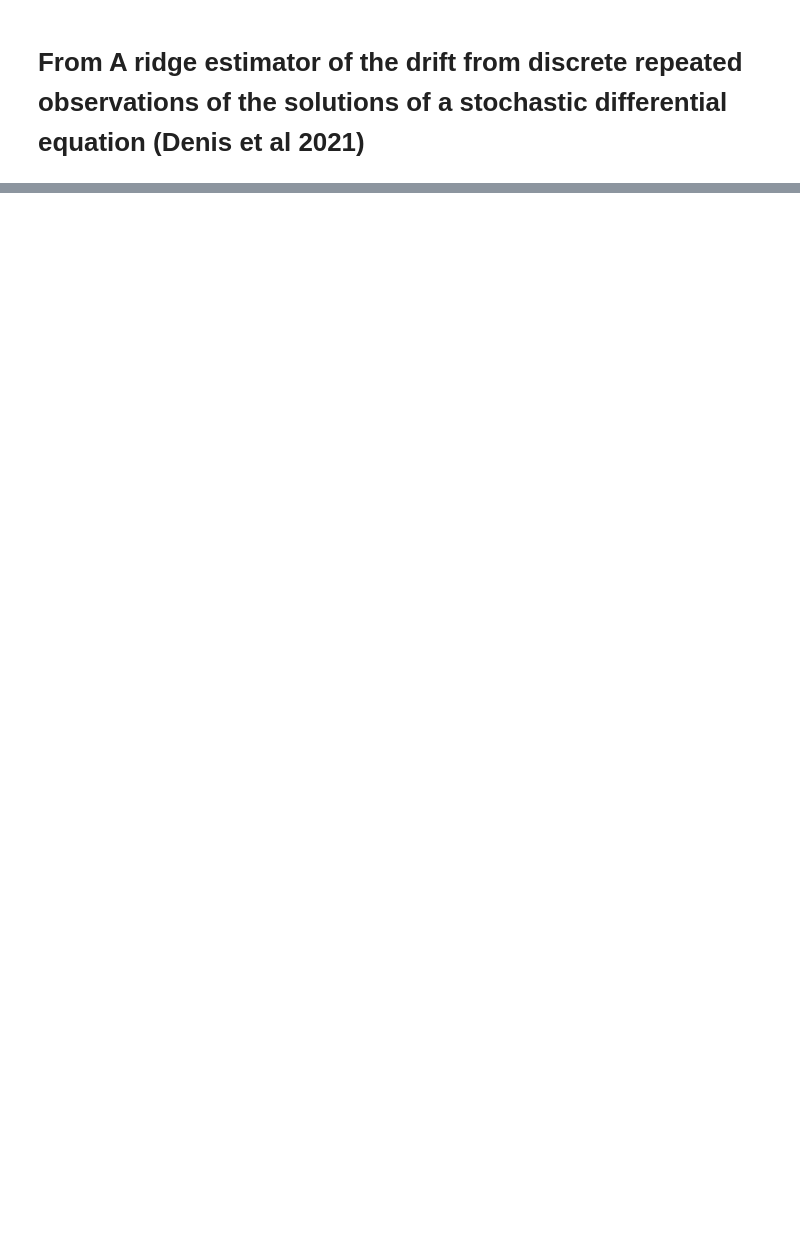
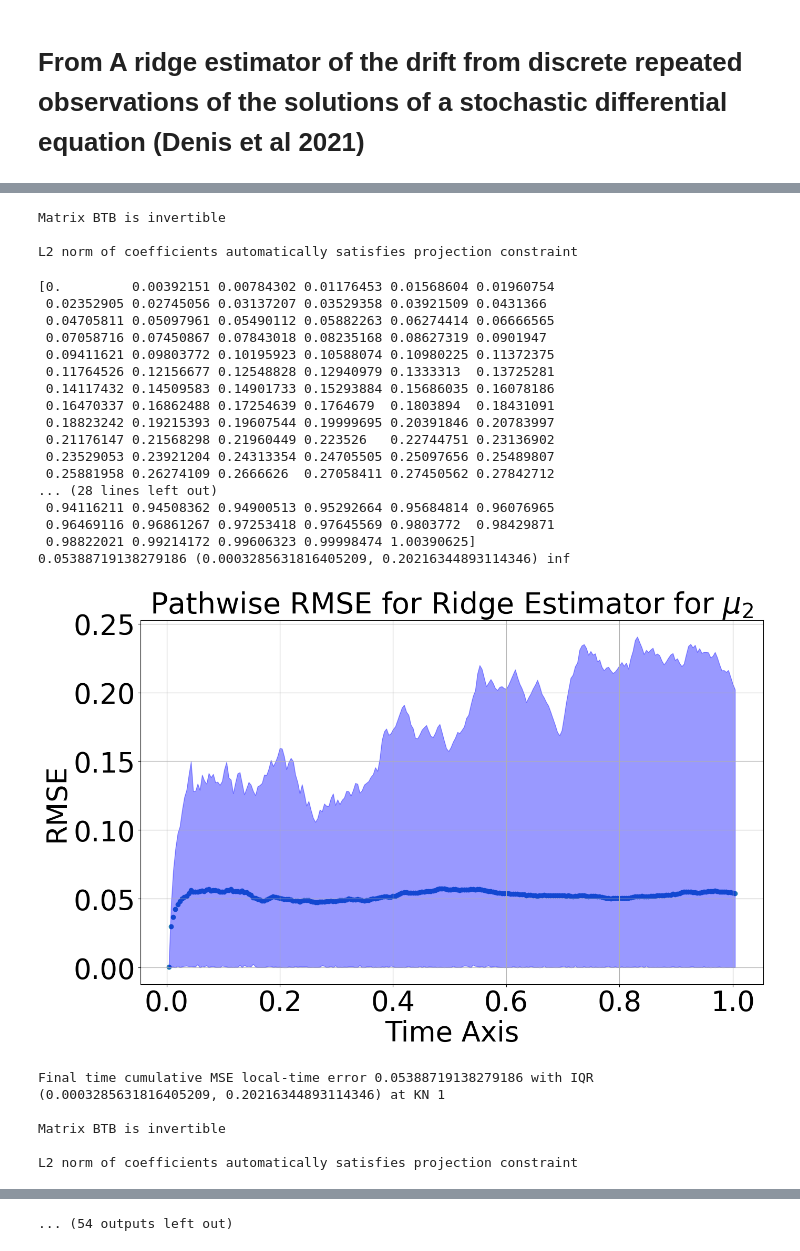
Before and after one commit to marcostapiac/FractionalBrownianMotion, a Jupyter notebook: experiments/generative_modelling/RecursiveVPSDE/ParamEst/Ridge/benchmark_Ridge.ipynb, the cells around one changed output, grey strips where cells are left out. Cells and saved outputs as stored; diff of their text form; code cells hidden in the pictures; blank space fills up the shorter version.

```diff
--- a/experiments/generative_modelling/RecursiveVPSDE/ParamEst/Ridge/benchmark_Ridge.ipynb
+++ b/experiments/generative_modelling/RecursiveVPSDE/ParamEst/Ridge/benchmark_Ridge.ipynb
@@ -226,7 +232,7 @@ def true_drift(prev, num_paths, config):
     return drift_X[:, np.newaxis, :]
 # %%
 best_rmse = np.inf
-toSave = True
+toSave = False
 num_time_steps = config.ts_length
 num_state_paths = 100
 rmse_quantile_nums = 2
@@ -277,30 +283,57 @@ for k_idx in range(len(KNS)):
     print(total_local_errors[-1], (total_local_errors_minq[-1], total_local_errors_maxq[-1]), best_rmse)
     if total_local_errors[-1]  < best_rmse:
         best_rmse = total_local_errors[-1]
         fig, ax = plt.subplots(figsize=(14,9))
         plt.grid(True)
         ax.scatter(time_steps, total_local_errors)
         plt.fill_between(time_steps,y1=total_local_errors_minq, y2=total_local_errors_maxq, color="blue", alpha=0.4)
         ax.set_title(f"Pathwise RMSE for Ridge Estimator for {label}",fontsize=40)
         plt.tight_layout()
         ax.set_xlabel("Time Axis", fontsize=38)
         ax.tick_params(labelsize=38)
 
         fig.canvas.draw()
         # Get the offset text (e.g., '1e-5')
         offset_text = ax.yaxis.get_offset_text().get_text()
 
         # Remove the offset text from the axis
         ax.yaxis.get_offset_text().set_visible(False)
 
         # Inject the scale into the y-axis label
         if offset_text:
             ax.set_ylabel(f'RMSE ({offset_text})', fontsize=38)
         else:
             ax.set_ylabel('RMSE', fontsize=38)
         plt.tight_layout()
         if toSave:
             plt.savefig((f"/Users/marcos/Library/CloudStorage/OneDrive-ImperialCollegeLondon/StatML_CDT/Year2/DiffusionModels/DiffusionModelPresentationImages/Ridge/{dirname}/Ridge_{ts_type}_DriftTrack_{KN}KN_{M}M_{round(total_local_errors_minq[-1], 8)}_MinIQR_{round(total_local_errors_maxq[-1], 8)}_MaxIQR").replace(".", "")+".png")
         plt.show()
         plt.close()
         print(f"Final time cumulative MSE local-time error {total_local_errors[-1]} with IQR {(total_local_errors_minq[-1], total_local_errors_maxq[-1])} at KN {KN}\n")
+# %% [output]
+Matrix BTB is invertible
+
+L2 norm of coefficients automatically satisfies projection constraint
+[0.         0.00392151 0.00784302 0.01176453 0.01568604 0.01960754
+ 0.02352905 0.02745056 0.03137207 0.03529358 0.03921509 0.0431366
+ 0.04705811 0.05097961 0.05490112 0.05882263 0.06274414 0.06666565
+ 0.07058716 0.07450867 0.07843018 0.08235168 0.08627319 0.0901947
+ 0.09411621 0.09803772 0.10195923 0.10588074 0.10980225 0.11372375
+ 0.11764526 0.12156677 0.12548828 0.12940979 0.1333313  0.13725281
+ 0.14117432 0.14509583 0.14901733 0.15293884 0.15686035 0.16078186
+ 0.16470337 0.16862488 0.17254639 0.1764679  0.1803894  0.18431091
+ 0.18823242 0.19215393 0.19607544 0.19999695 0.20391846 0.20783997
+ 0.21176147 0.21568298 0.21960449 0.223526   0.22744751 0.23136902
+ 0.23529053 0.23921204 0.24313354 0.24705505 0.25097656 0.25489807
+ 0.25881958 0.26274109 0.2666626  0.27058411 0.27450562 0.27842712
+... (28 lines left out)
+ 0.94116211 0.94508362 0.94900513 0.95292664 0.95684814 0.96076965
+ 0.96469116 0.96861267 0.97253418 0.97645569 0.9803772  0.98429871
+ 0.98822021 0.99214172 0.99606323 0.99998474 1.00390625]
+0.05388719138279186 (0.0003285631816405209, 0.20216344893114346) inf
+[figure, added]
+Final time cumulative MSE local-time error 0.05388719138279186 with IQR (0.0003285631816405209, 0.20216344893114346) at KN 1
+
+Matrix BTB is invertible
+
+L2 norm of coefficients automatically satisfies projection constraint
@@ -306,0 +476 @@ for k_idx in range(len(KNS)):
+... (54 outputs left out)
```
Also changed, not shown: parts of 5 cells of this notebook, 8 other files.
